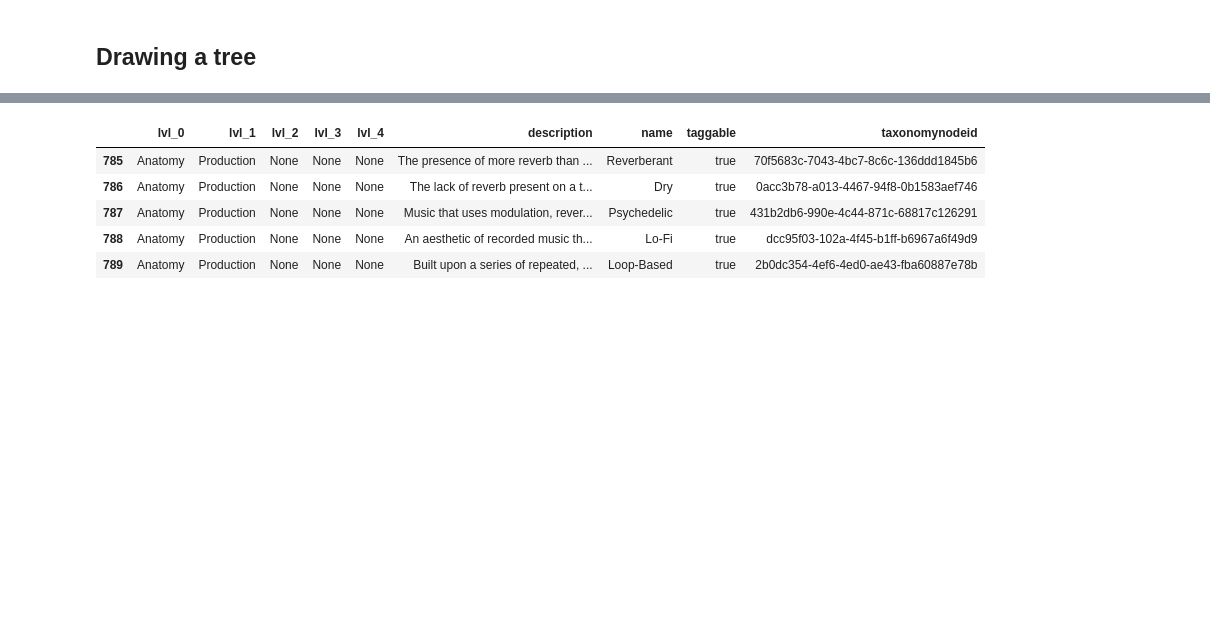
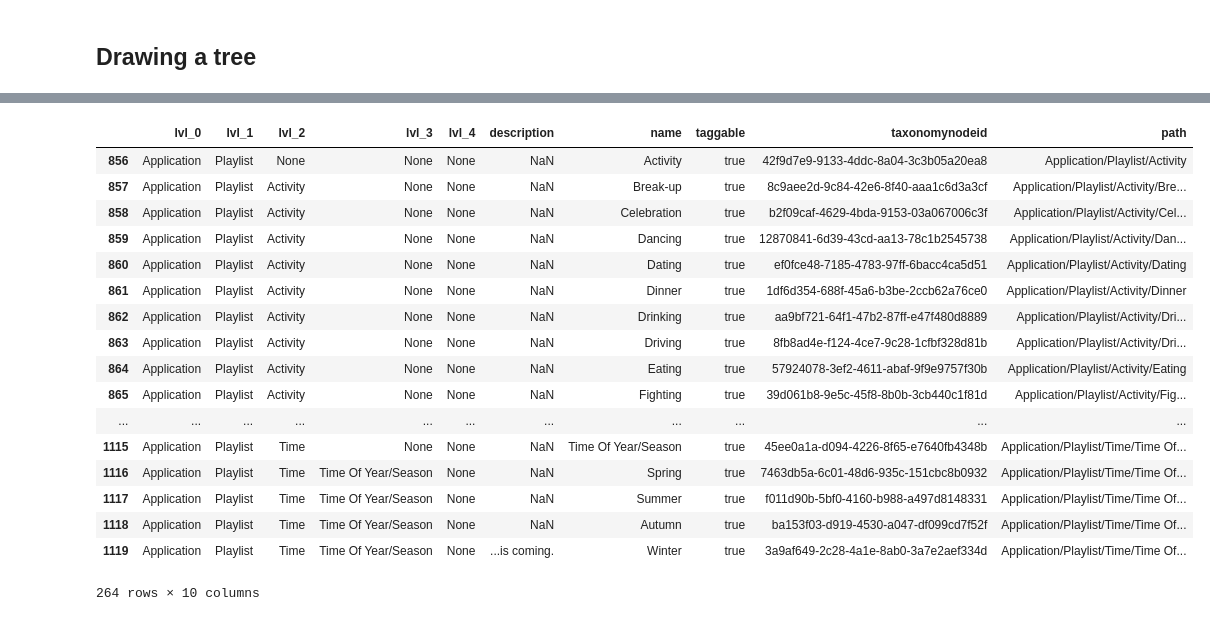
Before and after one commit to dmescherina/umg-backup, a Jupyter notebook: playlist_sequencing/get_taxonomy.ipynb, the cells around one changed output, grey strips where cells are left out. Cells and saved outputs as stored; diff of their text form; code cells hidden in the pictures; blank space fills up the shorter version.

```diff
--- a/playlist_sequencing/get_taxonomy.ipynb
+++ b/playlist_sequencing/get_taxonomy.ipynb
@@ -107,4 +109,4 @@ parents.head()
 # %%
-all_data = pd.merge(parents, tags, left_index=True, right_index=True)
-all_data.head()
+all_data_playlists = pd.merge(parents, tags, left_index=True, right_index=True)
+all_data_playlists.head()
 # %% [output]
@@ -150,6 +133,6 @@ join_cols = ['lvl_0','lvl_1','lvl_2','lvl_3','lvl_4','name']
 # %%
-all_data['path'] = ''
+all_data_playlists['path'] = ''
 
-for i in range(all_data.shape[0]):
-    all_data['path'].iloc[i] = '/'.join(str(x) for x in all_data[join_cols].iloc[i] if type(x)==str)
+for i in range(all_data_playlists.shape[0]):
+    all_data_playlists['path'].iloc[i] = '/'.join(str(x) for x in all_data_playlists[join_cols].iloc[i] if type(x)==str)
 # %%
@@ -266,9 +327,21 @@ plt.show()
 # %%
-all_data[(all_data.lvl_0=='Popularity')&(all_data.lvl_1=='Production')]
+all_data[(all_data.lvl_1=='Playlist')]
 # %% [output]
-|  | lvl_0 | lvl_1 | lvl_2 | lvl_3 | lvl_4 | description | name | taggable | taxonomynodeid |
-| 785 | Anatomy | Production | None | None | None | The presence of more reverb than ... | Reverberant | true | 70f5683c-7043-4bc7-8c6c-136ddd1845b6 |
-| 786 | Anatomy | Production | None | None | None | The lack of reverb present on a t... | Dry | true | 0acc3b78-a013-4467-94f8-0b1583aef746 |
-| 787 | Anatomy | Production | None | None | None | Music that uses modulation, rever... | Psychedelic | true | 431b2db6-990e-4c44-871c-68817c126291 |
-| 788 | Anatomy | Production | None | None | None | An aesthetic of recorded music th... | Lo-Fi | true | dcc95f03-102a-4f45-b1ff-b6967a6f49d9 |
-| 789 | Anatomy | Production | None | None | None | Built upon a series of repeated, ... | Loop-Based | true | 2b0dc354-4ef6-4ed0-ae43-fba60887e78b |
+|  | lvl_0 | lvl_1 | lvl_2 | lvl_3 | lvl_4 | description | name | taggable | taxonomynodeid | path |
+| 856 | Application | Playlist | None | None | None | NaN | Activity | true | 42f9d7e9-9133-4ddc-8a04-3c3b05a20ea8 | Application/Playlist/Activity |
+| 857 | Application | Playlist | Activity | None | None | NaN | Break-up | true | 8c9aee2d-9c84-42e6-8f40-aaa1c6d3a3cf | Application/Playlist/Activity/Bre... |
+| 858 | Application | Playlist | Activity | None | None | NaN | Celebration | true | b2f09caf-4629-4bda-9153-03a067006c3f | Application/Playlist/Activity/Cel... |
+| 859 | Application | Playlist | Activity | None | None | NaN | Dancing | true | 12870841-6d39-43cd-aa13-78c1b2545738 | Application/Playlist/Activity/Dan... |
+| 860 | Application | Playlist | Activity | None | None | NaN | Dating | true | ef0fce48-7185-4783-97ff-6bacc4ca5d51 | Application/Playlist/Activity/Dating |
+| 861 | Application | Playlist | Activity | None | None | NaN | Dinner | true | 1df6d354-688f-45a6-b3be-2ccb62a76ce0 | Application/Playlist/Activity/Dinner |
+| 862 | Application | Playlist | Activity | None | None | NaN | Drinking | true | aa9bf721-64f1-47b2-87ff-e47f480d8889 | Application/Playlist/Activity/Dri... |
+| 863 | Application | Playlist | Activity | None | None | NaN | Driving | true | 8fb8ad4e-f124-4ce7-9c28-1cfbf328d81b | Application/Playlist/Activity/Dri... |
+| 864 | Application | Playlist | Activity | None | None | NaN | Eating | true | 57924078-3ef2-4611-abaf-9f9e9757f30b | Application/Playlist/Activity/Eating |
+| 865 | Application | Playlist | Activity | None | None | NaN | Fighting | true | 39d061b8-9e5c-45f8-8b0b-3cb440c1f81d | Application/Playlist/Activity/Fig... |
+| ... | ... | ... | ... | ... | ... | ... | ... | ... | ... | ... |
+| 1115 | Application | Playlist | Time | None | None | NaN | Time Of Year/Season | true | 45ee0a1a-d094-4226-8f65-e7640fb4348b | Application/Playlist/Time/Time Of... |
+| 1116 | Application | Playlist | Time | Time Of Year/Season | None | NaN | Spring | true | 7463db5a-6c01-48d6-935c-151cbc8b0932 | Application/Playlist/Time/Time Of... |
+| 1117 | Application | Playlist | Time | Time Of Year/Season | None | NaN | Summer | true | f011d90b-5bf0-4160-b988-a497d8148331 | Application/Playlist/Time/Time Of... |
+| 1118 | Application | Playlist | Time | Time Of Year/Season | None | NaN | Autumn | true | ba153f03-d919-4530-a047-df099cd7f52f | Application/Playlist/Time/Time Of... |
+| 1119 | Application | Playlist | Time | Time Of Year/Season | None | ...is coming. | Winter | true | 3a9af649-2c28-4a1e-8ab0-3a7e2aef334d | Application/Playlist/Time/Time Of... |
+264 rows × 10 columns
```
Also changed, not shown: parts of 36 cells of this notebook, 53 other files.
